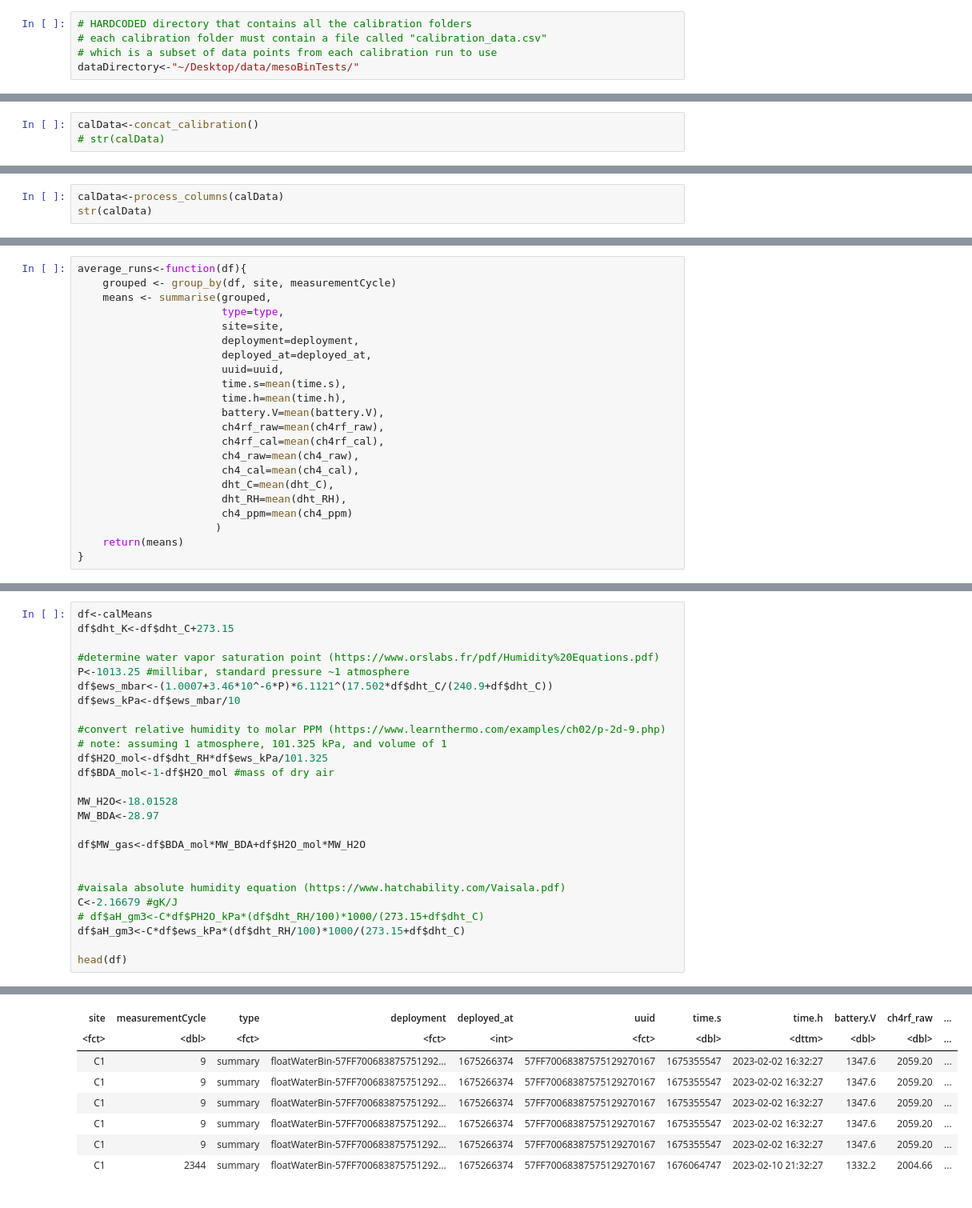
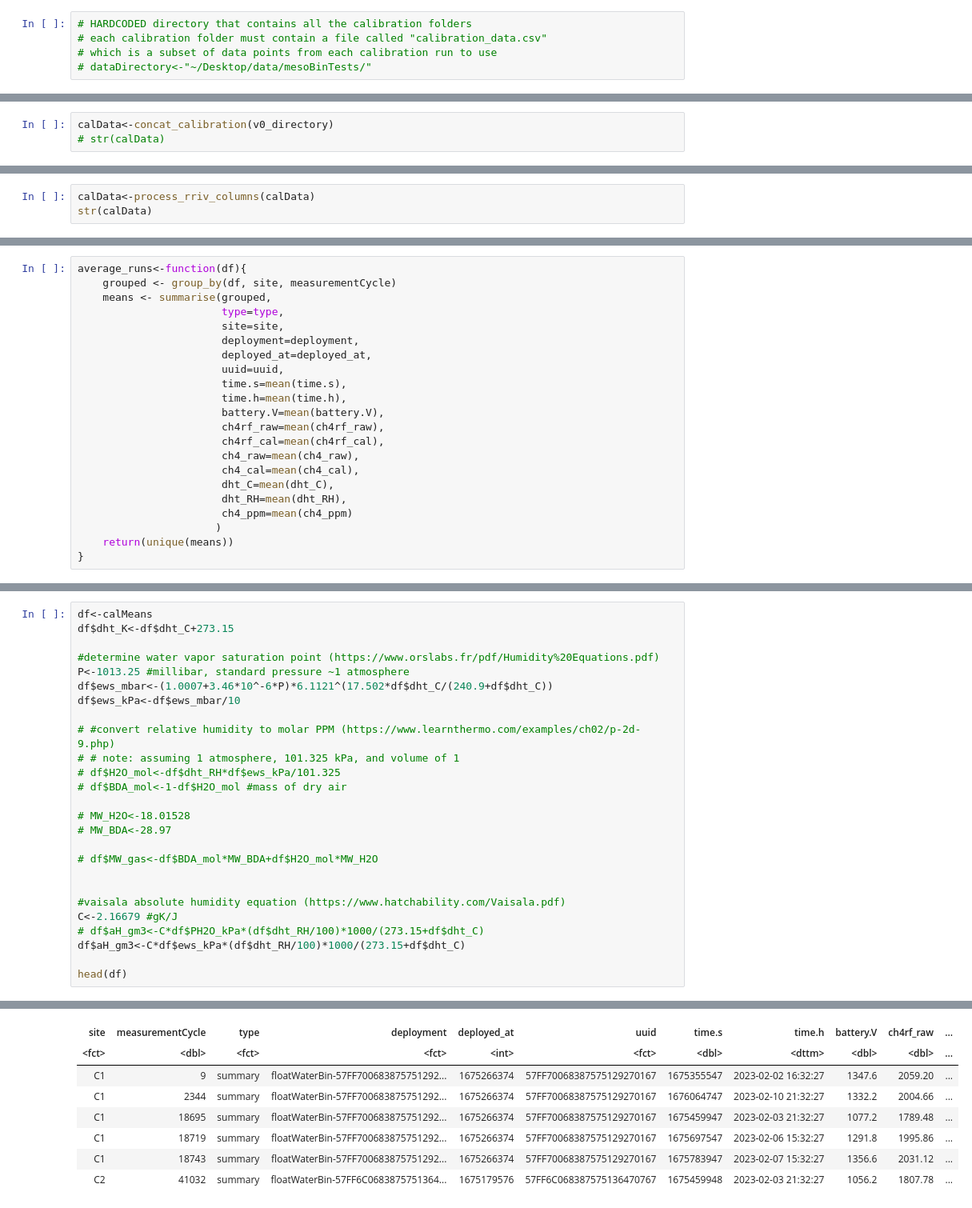
Before and after one commit to rrivirr/SensorDataProcessing, a Jupyter notebook: rriv_methane/methane_calibration_v0.ipynb, the cells around one changed output, grey strips where cells are left out. Shown at 80% size. Drawn from its saved outputs; the diff is of its cells as text.

Commit message:
code updates with current data

```diff
--- a/rriv_methane/methane_calibration_v0.ipynb
+++ b/rriv_methane/methane_calibration_v0.ipynb
@@ -131,7 +135,7 @@ Output directory, /home/pleocavee/Documents/github/SensorDataProcessing/methane_
 # HARDCODED directory that contains all the calibration folders
 # each calibration folder must contain a file called "calibration_data.csv"
 # which is a subset of data points from each calibration run to use
-dataDirectory<-"~/Desktop/data/mesoBinTests/"
+# dataDirectory<-"~/Desktop/data/mesoBinTests/"
 # %% [markdown]
 # Function that concatenates all the calibration_data.csv
 # %%
@@ -162,7 +166,7 @@ concat_calibration<-function(directory=dataDirectory){
     return(data)
 }
 # %%
-calData<-concat_calibration()
+calData<-concat_calibration(v0_directory)
 # str(calData)
 # %% [output]
 [1] "5 calibration files found"
@@ -209,5 +213,5 @@ process_columns<-function(df){
 # %%
-calData<-process_columns(calData)
+calData<-process_rriv_columns(calData)
 str(calData)
 # %% [output]
 'data.frame':   150 obs. of  21 variables:
@@ -258,7 +262,7 @@ average_runs<-function(df){
                        dht_RH=mean(dht_RH),
                        ch4_ppm=mean(ch4_ppm)
                       )
-    return(means)
+    return(unique(means))
 }
 # %%
 calMeans<-average_runs(calData)
@@ -358,15 +335,15 @@ P<-1013.25 #millibar, standard pressure ~1 atmosphere
 df$ews_mbar<-(1.0007+3.46*10^-6*P)*6.1121^(17.502*df$dht_C/(240.9+df$dht_C))
 df$ews_kPa<-df$ews_mbar/10
 
-#convert relative humidity to molar PPM (https://www.learnthermo.com/examples/ch02/p-2d-9.php)
-# note: assuming 1 atmosphere, 101.325 kPa, and volume of 1
-df$H2O_mol<-df$dht_RH*df$ews_kPa/101.325
-df$BDA_mol<-1-df$H2O_mol #mass of dry air
+# #convert relative humidity to molar PPM (https://www.learnthermo.com/examples/ch02/p-2d-9.php)
+# # note: assuming 1 atmosphere, 101.325 kPa, and volume of 1
+# df$H2O_mol<-df$dht_RH*df$ews_kPa/101.325
+# df$BDA_mol<-1-df$H2O_mol #mass of dry air
 
-MW_H2O<-18.01528
-MW_BDA<-28.97
+# MW_H2O<-18.01528
+# MW_BDA<-28.97
 
-df$MW_gas<-df$BDA_mol*MW_BDA+df$H2O_mol*MW_H2O
+# df$MW_gas<-df$BDA_mol*MW_BDA+df$H2O_mol*MW_H2O
 
 
 #vaisala absolute humidity equation (https://www.hatchability.com/Vaisala.pdf)
@@ -380,8 +357,8 @@ A grouped_df: 6 × 23
 | site | measurementCycle | type | deployment | deployed_at | uuid | time.s | time.h | battery.V | ch4rf_raw | ... |
 | <fct> | <dbl> | <fct> | <fct> | <int> | <fct> | <dbl> | <dttm> | <dbl> | <dbl> | ... |
 | C1 | 9 | summary | floatWaterBin-57FF700683875751292... | 1675266374 | 57FF70068387575129270167 | 1675355547 | 2023-02-02 16:32:27 | 1347.6 | 2059.20 | ... |
-| C1 | 9 | summary | floatWaterBin-57FF700683875751292... | 1675266374 | 57FF70068387575129270167 | 1675355547 | 2023-02-02 16:32:27 | 1347.6 | 2059.20 | ... |
-| C1 | 9 | summary | floatWaterBin-57FF700683875751292... | 1675266374 | 57FF70068387575129270167 | 1675355547 | 2023-02-02 16:32:27 | 1347.6 | 2059.20 | ... |
-| C1 | 9 | summary | floatWaterBin-57FF700683875751292... | 1675266374 | 57FF70068387575129270167 | 1675355547 | 2023-02-02 16:32:27 | 1347.6 | 2059.20 | ... |
-| C1 | 9 | summary | floatWaterBin-57FF700683875751292... | 1675266374 | 57FF70068387575129270167 | 1675355547 | 2023-02-02 16:32:27 | 1347.6 | 2059.20 | ... |
 | C1 | 2344 | summary | floatWaterBin-57FF700683875751292... | 1675266374 | 57FF70068387575129270167 | 1676064747 | 2023-02-10 21:32:27 | 1332.2 | 2004.66 | ... |
+| C1 | 18695 | summary | floatWaterBin-57FF700683875751292... | 1675266374 | 57FF70068387575129270167 | 1675459947 | 2023-02-03 21:32:27 | 1077.2 | 1789.48 | ... |
+| C1 | 18719 | summary | floatWaterBin-57FF700683875751292... | 1675266374 | 57FF70068387575129270167 | 1675697547 | 2023-02-06 15:32:27 | 1291.8 | 1995.86 | ... |
+| C1 | 18743 | summary | floatWaterBin-57FF700683875751292... | 1675266374 | 57FF70068387575129270167 | 1675783947 | 2023-02-07 15:32:27 | 1356.6 | 2031.12 | ... |
+| C2 | 41032 | summary | floatWaterBin-57FF6C0683875751364... | 1675179576 | 57FF6C068387575136470767 | 1675459948 | 2023-02-03 21:32:27 | 1056.2 | 1807.78 | ... |
```
Also changed, not shown: parts of 25 cells of this notebook, 9 other files.
